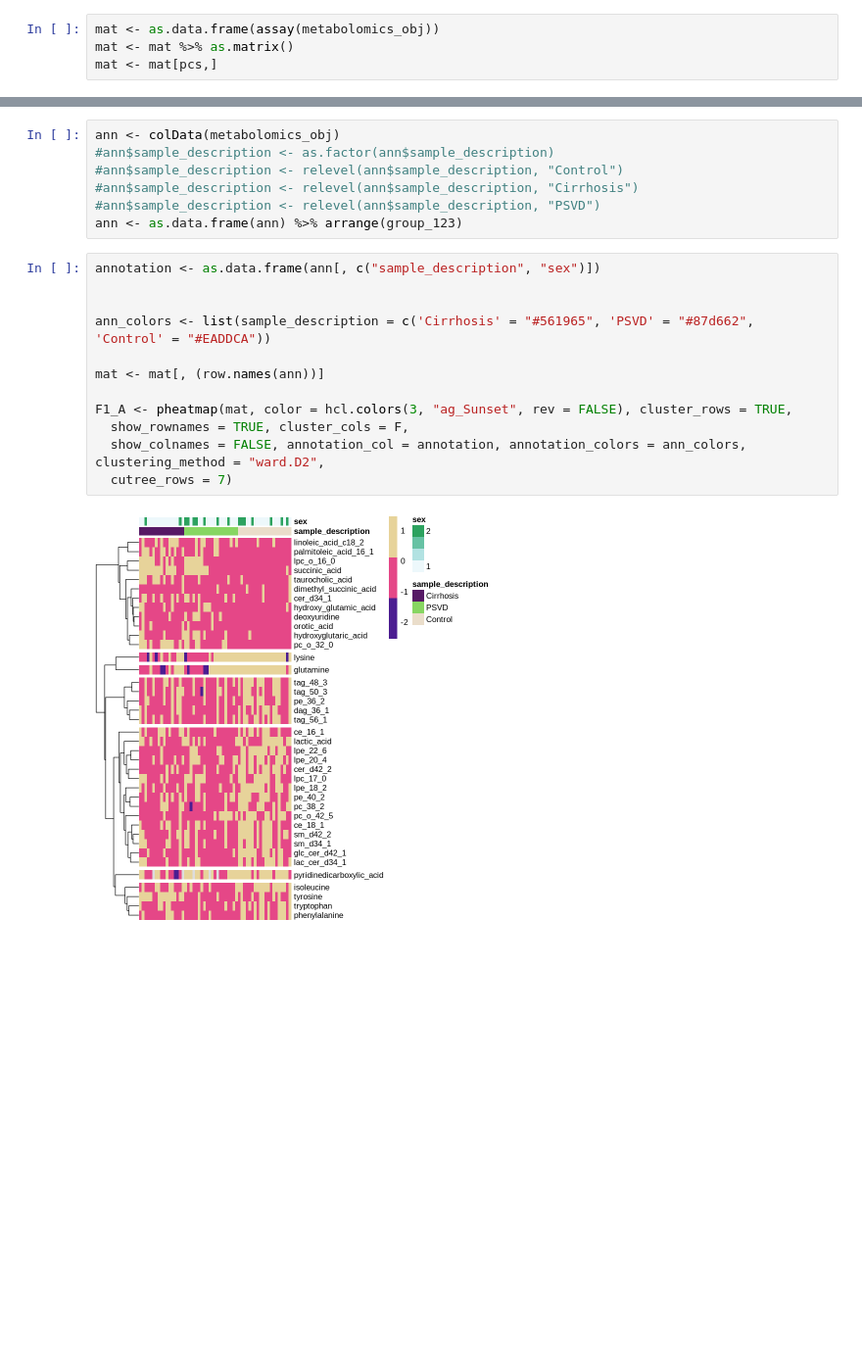
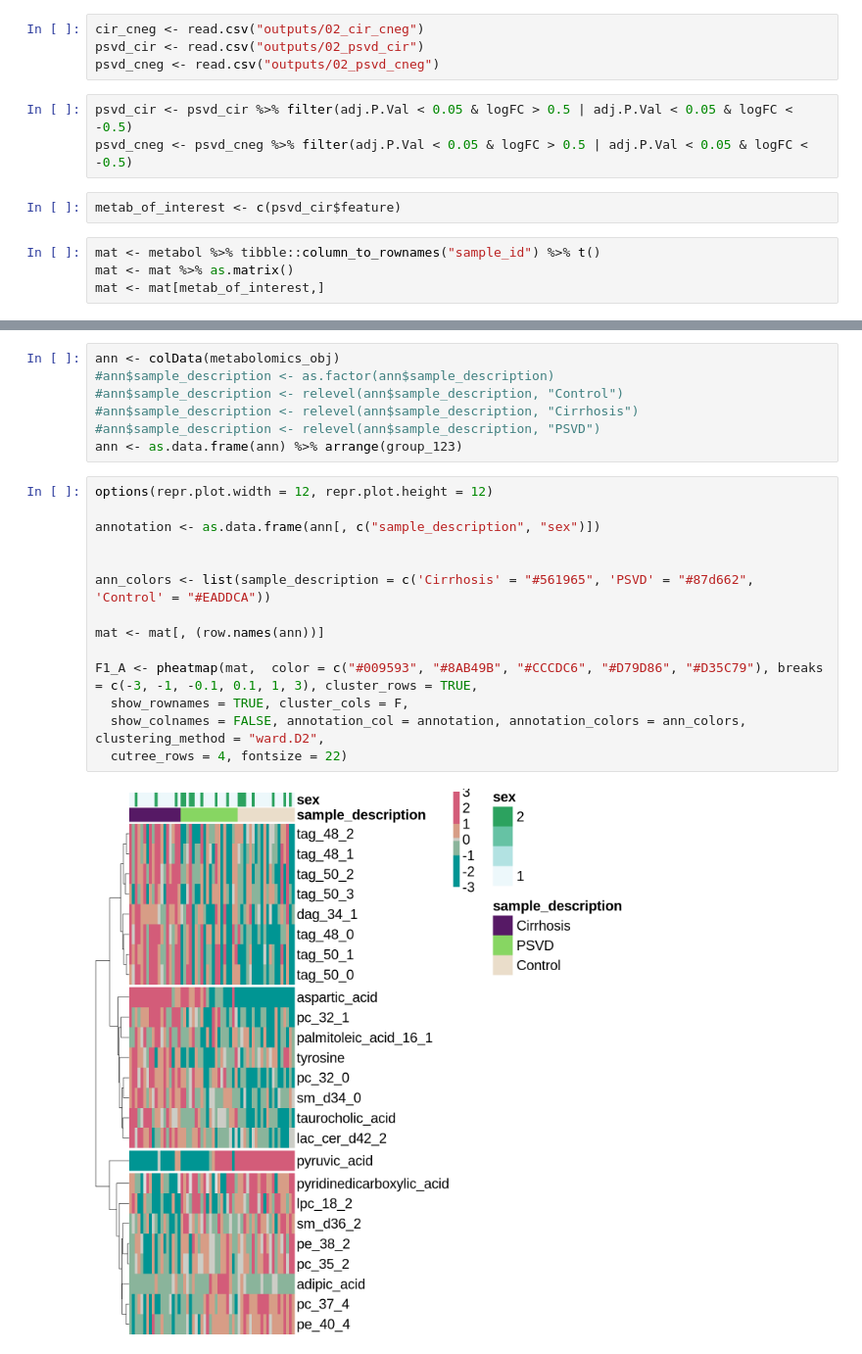
Before and after one commit to viennaliverstudygroups/SEMPETSCH-PSVD-metabolomics, a Jupyter notebook: analysis/03_venn_pca_heatmap.ipynb, the cells around one changed output, grey strips where cells are left out. Shown at 98% size. Drawn from its saved outputs; the diff is of its cells as text; blank space fills up the shorter version.

```diff
--- a/analysis/03_venn_pca_heatmap.ipynb
+++ b/analysis/03_venn_pca_heatmap.ipynb
@@ -149,4 +166,13 @@ pcs <- c('tyrosine', 'tauroholic acid')
+# %%
+cir_cneg <- read.csv("outputs/02_cir_cneg")
+psvd_cir <- read.csv("outputs/02_psvd_cir")
+psvd_cneg <- read.csv("outputs/02_psvd_cneg")
+# %%
+psvd_cir <- psvd_cir %>% filter(adj.P.Val < 0.05 & logFC > 0.5 | adj.P.Val < 0.05 & logFC < -0.5)
+psvd_cneg <- psvd_cneg %>% filter(adj.P.Val < 0.05 & logFC > 0.5 | adj.P.Val < 0.05 & logFC < -0.5)
+# %%
+metab_of_interest <- c(psvd_cir$feature)
 # %%
-mat <- as.data.frame(assay(metabolomics_obj))
+mat <- metabol %>% tibble::column_to_rownames("sample_id") %>% t()
 mat <- mat %>% as.matrix()
-mat <- mat[pcs,]
+mat <- mat[metab_of_interest,]
@@ -175,16 +184,18 @@ ann <- colData(metabolomics_obj)
 #ann$sample_description <- relevel(ann$sample_description, "PSVD")
 ann <- as.data.frame(ann) %>% arrange(group_123)
 # %%
+options(repr.plot.width = 12, repr.plot.height = 12)
+
 annotation <- as.data.frame(ann[, c("sample_description", "sex")])
 
 
 ann_colors <- list(sample_description = c('Cirrhosis' = "#561965", 'PSVD' = "#87d662", 'Control' = "#EADDCA"))
 
 mat <- mat[, (row.names(ann))]
 
-F1_A <- pheatmap(mat, color = hcl.colors(3, "ag_Sunset", rev = FALSE), cluster_rows = TRUE,
+F1_A <- pheatmap(mat,  color = c("#009593", "#8AB49B", "#CCCDC6", "#D79D86", "#D35C79"), breaks = c(-3, -1, -0.1, 0.1, 1, 3), cluster_rows = TRUE,
   show_rownames = TRUE, cluster_cols = F,
   show_colnames = FALSE, annotation_col = annotation, annotation_colors = ann_colors, clustering_method = "ward.D2",
-  cutree_rows = 7)
+  cutree_rows = 4, fontsize = 22)
 # %% [output]
-[figure, old version]
+[figure, new version]
```
Also changed, not shown: parts of 15 cells of this notebook, 11 other files.
